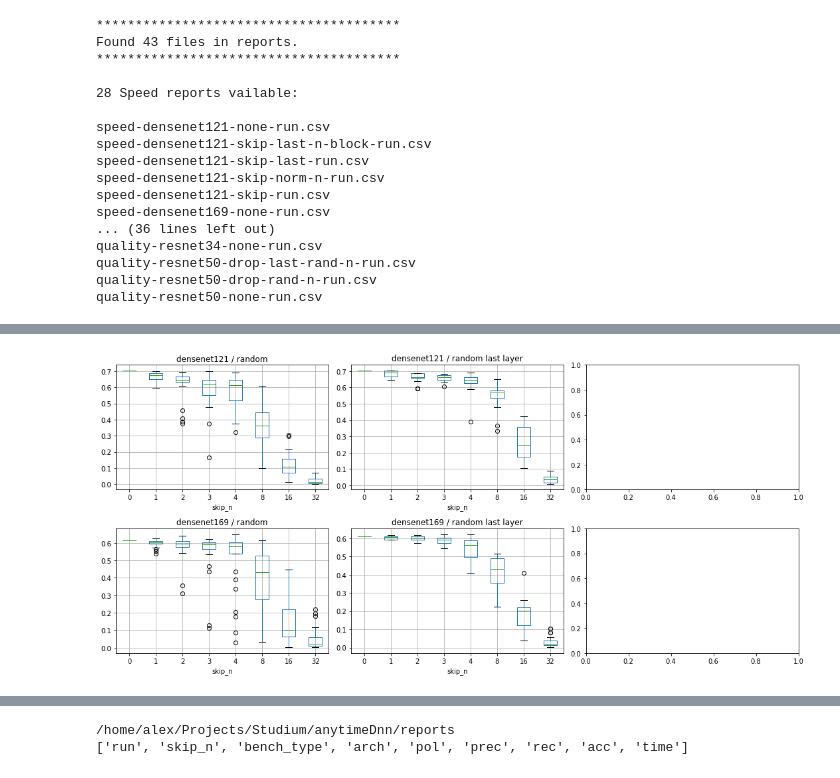
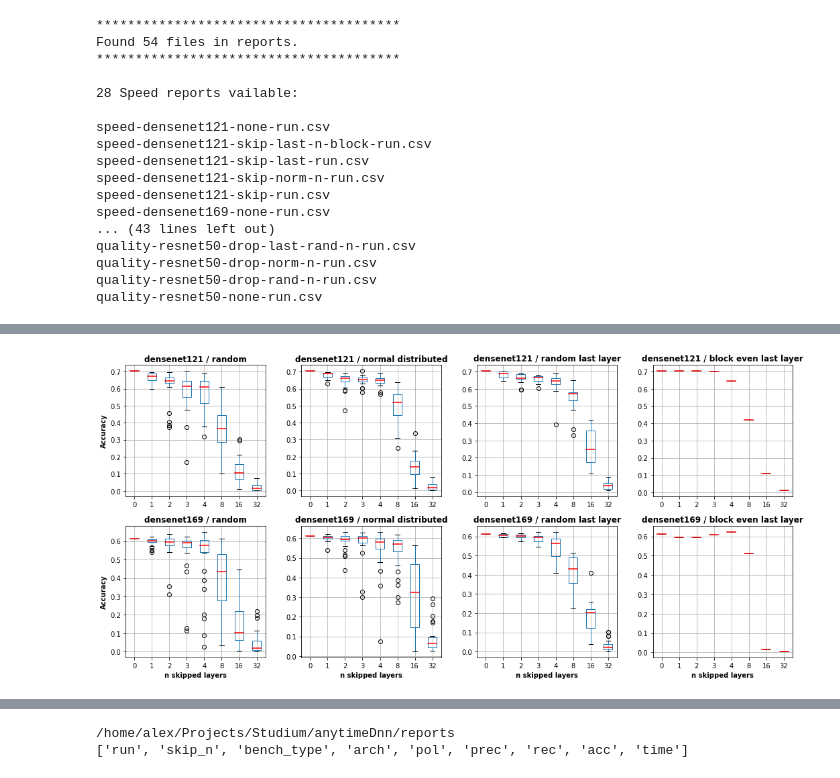
Before and after one commit to a-luengen/anytimeDnn, a Jupyter notebook: reports/benchmark_data_test.ipynb, the cells around one changed output, grey strips where cells are left out. Drawn from its saved outputs; the diff is of its cells as text; code cells hidden in the pictures.

Commit message:
Visualisation for the architectures added.

```diff
--- a/reports/benchmark_data_test.ipynb
+++ b/reports/benchmark_data_test.ipynb
@@ -24,8 +24,8 @@ print('***************************************')
 print(f'Found {len(reports_list)} files in reports.')
 print('***************************************')
 
-speed_reports = list(filter(lambda x: 'speed' in x, reports_list))
-quality_reports = list(filter(lambda x: 'quality' in x, reports_list))
+speed_reports = list(filter(lambda x: 'speed' in x and not 'msdnet' in x, reports_list))
+quality_reports = list(filter(lambda x: 'quality' in x and not 'msdnet' in x, reports_list))
 print()
 print(f'{len(speed_reports)} Speed reports vailable: ')
 printList(speed_reports)
@@ -34,7 +34,7 @@ print(f'{len(quality_reports)} Quality reports available:')
 printList(quality_reports)
 # %% [output]
 ***************************************
-Found 43 files in reports.
+Found 54 files in reports.
 ***************************************
 
 28 Speed reports vailable:
@@ -45,9 +45,9 @@ speed-densenet121-skip-last-run.csv
 speed-densenet121-skip-norm-n-run.csv
 speed-densenet121-skip-run.csv
 speed-densenet169-none-run.csv
-... (36 lines left out)
-quality-resnet34-none-run.csv
+... (43 lines left out)
 quality-resnet50-drop-last-rand-n-run.csv
+quality-resnet50-drop-norm-n-run.csv
 quality-resnet50-drop-rand-n-run.csv
 quality-resnet50-none-run.csv
 # %%
@@ -55,15 +55,11 @@ pol_trans = {
     'skip': 'random',
     'skip-last': 'random last layer',
     'skip-norm-n': 'normal distributed',
-    'skip-last-n-block': 'even last layer',
+    'skip-last-n-block': 'block even last layer',
     'drop-rand-n': 'random',
     'drop-last-rand-n': 'last layer',
     'drop-norm-n': 'normal distributed'
 }
-
-print(pol_trans['skip'])
-
-li = []
 
 def getDataFrameFromReports(csv_files):
     li = []
@@ -85,7 +81,8 @@ print(base_q_df[['arch', 'pol', 'prec', 'rec', 'acc', 'f1']])
 
 print(s_df.columns)
 print(q_df['arch'])
-def printBoxPlotForArchAndPol(data_frame, arch_name, policy_name, ax):
+
+def printBoxPlotForArchAndPol(data_frame, arch_name, policy_name, ax, i=None, j=None, last_idx=None):
     df, an, pn = data_frame, arch_name, policy_name
 
     df = df.query(f'arch == "{an}"')
@@ -95,17 +92,42 @@ def printBoxPlotForArchAndPol(data_frame, arch_name, policy_name, ax):
         print("No content found")
         return
     #print(df)
-    bp = df.boxplot(column=['acc'], by='skip_n', figsize=(8, 6), ax=ax)
+    bp = df.boxplot(
+        column=['acc'],
+        by='skip_n',
+        figsize=(8, 6),
+        ax=ax,
+        medianprops=dict(linestyle='-', linewidth=1.5, color='r')
+        )
     fig = np.asarray(bp).reshape(-1)[0].get_figure()
-    fig.suptitle(f'')
-    ax.set_title(f'{an} / {pol_trans[pn]}')
+    fig.suptitle('')
+    if j is not None and j == 0:
+    #if policy_name == 'skip' or policy_name == 'drop-rand-n':
+        ax.set_ylabel('Accuracy', fontsize=10, fontweight='bold')
+    else:
+        ax.set_ylabel('')
 
-fig, axes = plt.subplots(nrows=2, ncols=3, figsize=(15, 7))
-#q_df.boxplot(column=['acc'], by=['skip_n'], ax=axes[0, 0])
-printBoxPlotForArchAndPol(q_df, 'densenet121', 'skip-last', axes[0,1])
-printBoxPlotForArchAndPol(q_df, 'densenet121', 'skip', axes[0,0])
-printBoxPlotForArchAndPol(q_df, 'densenet169', 'skip-last', axes[1,1])
-printBoxPlotForArchAndPol(q_df, 'densenet169', 'skip', axes[1,0])
+    if last_idx is not None and i is not None and i == last_idx:
+        ax.set_xlabel('n skipped layers', fontsize=10, fontweight='bold')
+    else:
+        ax.set_xlabel('')
+    ax.set_title(f'{an} / {pol_trans[pn]}', fontsize=12, fontweight='bold')
+
+fig, axes = plt.subplots(nrows=2, ncols=4, figsize=(15, 7))
+
+from optparse import OptionParser
+import inspect
+
+#member_list = inspect.getmembers(axes[0, 0])
+#for mem in member_list:
+#    print(mem)
+
+d_archs = ['densenet121', 'densenet169']
+dense_pols = ['skip', 'skip-norm-n', 'skip-last', 'skip-last-n-block']
+
+for i, arch in enumerate(d_archs):
+    for j, pol in enumerate(dense_pols):
+        printBoxPlotForArchAndPol(q_df, arch, pol, axes[i, j], i, j, last_idx=len(d_archs) - 1)
 fig.tight_layout()
 plt.show()
 # %% [output]
@@ -129 +151 @@ Name: arch, Length: 1865, dtype: object
-[figure, old version]
+[figure, new version]
```
Also changed, not shown: parts of 19 cells of this notebook.
